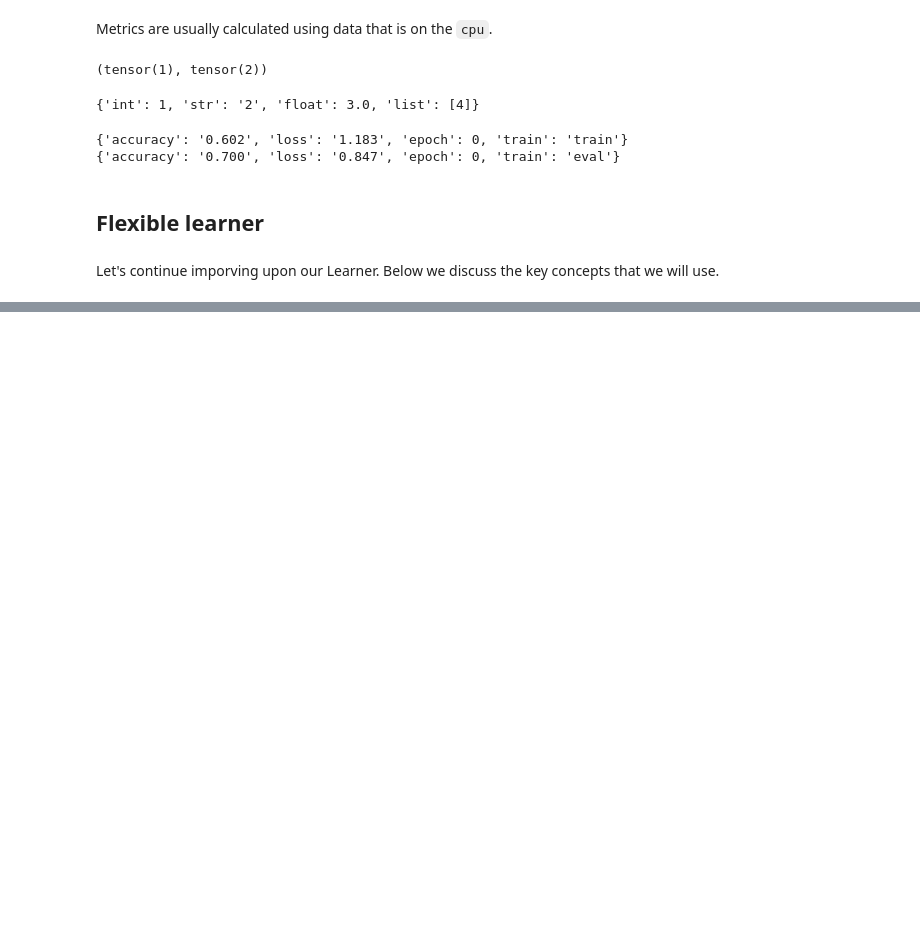
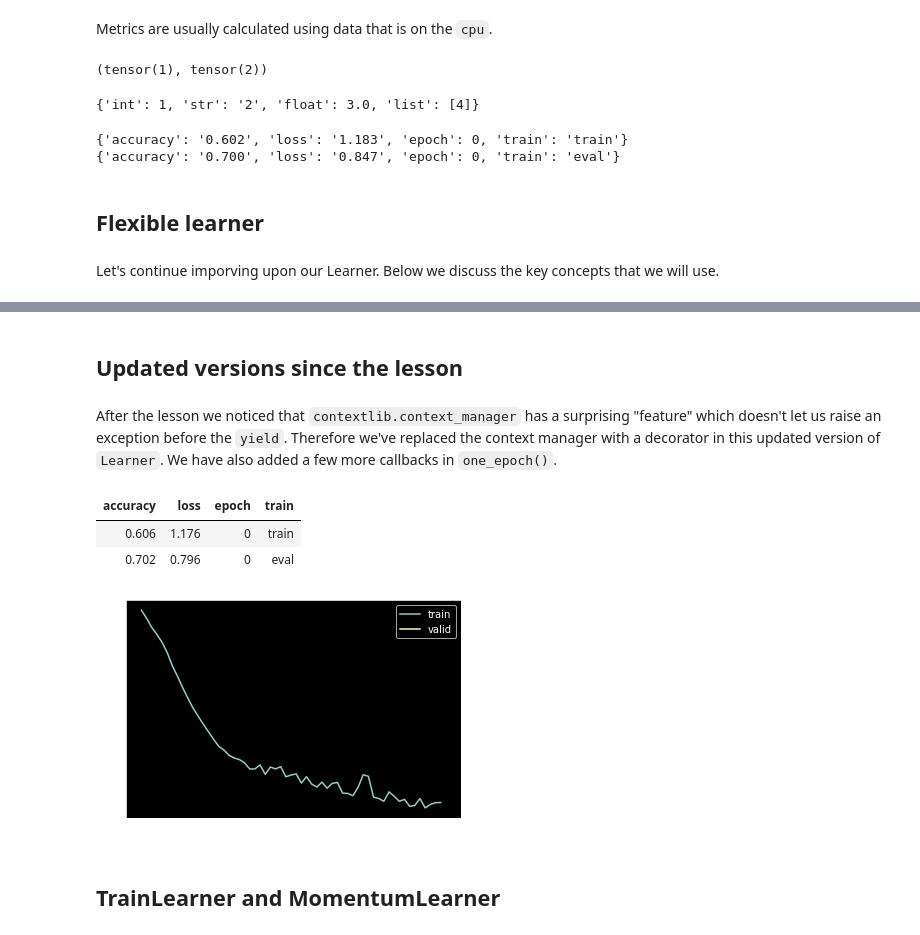
Before and after one commit to Iamalos/fastai-p2, a Jupyter notebook: nbs/09_learner.ipynb, the cells around one changed output, grey strips where cells are left out. Saved outputs shown, nothing was run; the diff lists cells and outputs as text; code cells hidden in the pictures; blank space fills up the shorter version.

Commit message:
Finish 09_learner

```diff
--- a/nbs/09_learner.ipynb
+++ b/nbs/09_learner.ipynb
@@ -641,0 +626,17 @@ Call Location:
+# %% [markdown]
+## Updated versions since the lesson
+# %% [markdown]
+After the lesson we noticed that `contextlib.context_manager` has a surprising "feature" which doesn't let us raise an exception before the `yield`. Therefore we've replaced the context manager with a decorator in this updated version of `Learner`. We have also added a few more callbacks in `one_epoch()`.
+# %%
+#| export
+class with_cbs:
+    def __init__(self, nm): self.nm = nm
+    def __call__(self, f):
+        def _f(o, *args, **kwargs):
+            try:
+                o.callback(f'before_{self.nm}')
+                f(o, *args, **kwargs)
+                o.callback(f'after_{self.nm}')
+            except globals()[f'Cancel{self.nm.title()}Exception']: pass
+            finally: o.callback(f'cleanup_{self.nm}')
+        return _f
@@ -641,0 +714,13 @@ Call Location:
+# %%
+model = get_model()
+metrics = MetricsCB(accuracy=MulticlassAccuracy())
+cbs = [TrainCB(), DeviceCB(), metrics, ProgressCB(plot=True)]
+learn = Learner(model, dls, F.cross_entropy, lr=0.2, cbs=cbs)
+learn.fit(1)
+# %% [output]
+| accuracy | loss | epoch | train |
+| 0.606 | 1.176 | 0 | train |
+| 0.702 | 0.796 | 0 | eval |
+[figure, added]
+# %% [markdown]
+## TrainLearner and MomentumLearner
```
Also changed, not shown: parts of 21 cells of this notebook.
